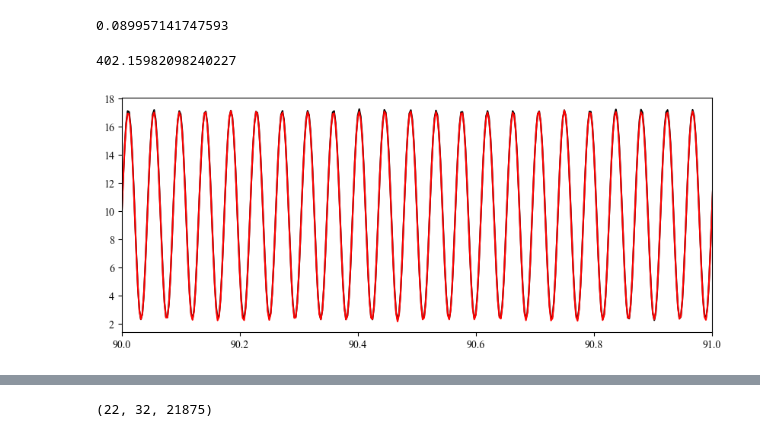
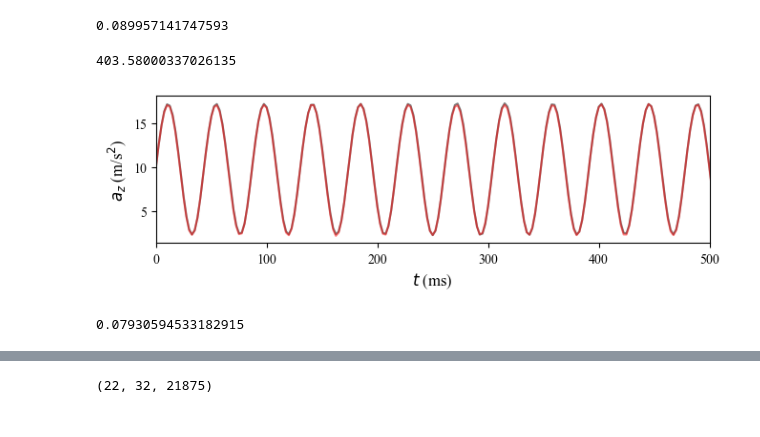
Before and after one commit to Turbotice/icewave, a Jupyter notebook: icewave/phone/Tsync/Sync_phones_170925_phaselocker.ipynb, the cells around one changed output, grey strips where cells are left out. Saved outputs shown, nothing was run; the diff lists cells and outputs as text; code cells hidden in the pictures.

```diff
--- a/icewave/phone/Tsync/Sync_phones_170925_phaselocker.ipynb
+++ b/icewave/phone/Tsync/Sync_phones_170925_phaselocker.ipynb
@@ -173,7 +87,7 @@ ax.plot(t,az,'k')
 for phone in resuls.keys():
     datas[phone]['']
 # %%
-timefolder = '/home/turbots/Documents/phonefleet-main/phonefleet/Phonefleet/Gobannos_Tsync/'
+timefolder = base+'Tsync/'
 filename = timefolder +'tsync_1758122948.txt'
 
 synctable = rw.read_csv(filename,delimiter=',')
@@ -194,7 +108,7 @@ pprint(timetable)
 # %% [output]
 1.009842285872423
 # %%
-fig, ax = plt.subplots(figsize = (15,7))
+fig, ax = plt.subplots(figsize = (8,2))
 
 phoneref = 32
 t0 = datas[phoneref]['t'][0]+timetable[phoneref]
@@ -211,13 +125,19 @@ for phone in datas.keys():
 
     datas[phone]['tinfo']=tr#synchonise time stamps using the mechanical method t=0 corresponds the first data point of #10 phone
 
-    ax.plot(tr,az,color,alpha=0.2)
+    ax.plot((tr-10)*10**3,az,color,alpha=0.3)
 
 #    ax.plot(0,valmax+shift,'kx')
     #ax.set_xlim(33.1,33.2)
-    tt = 48.73
+    #tt = 48.73
+    ax.set_ylim([0,20])
     #ax.set_xlim(48.7,48.85)
     #ax.text(tt,,phone,color=color)
 
-    ax.set_xlim(2,105)
+    #ax.set_xlim(2,105)
+
+    ax.set_xlim([0,500])
+
+figs = graphes.legende('$t$ (ms)','$a_z$ (m/s$^2$)','')
+graphes.save_figs(figs,savedir=savefolder)
 # %% [output]
@@ -294,7 +210,8 @@ ax.set_ylim(-0.02,0.02)
 (-0.02, 0.02)
 [figure]
 # %%
-timefolder = '/home/turbots/Documents/phonefleet-main/phonefleet/Phonefleet/Gobannos_Tsync/'
+timefolder = base+'Tsync/'
+
 
 syncfiles = glob.glob(timefolder+'tsync*.txt')
 filename = syncfiles[-1]
@@ -335,17 +256,6 @@ print(timetable_avg)
 # %%
-fig, ax = plt.subplots(figsize = (15,7))
-
-phoneref = 32
 t0 = datas[phoneref]['t'][0]+timetable_avg[phoneref]
 for phone in datas.keys():
     t = datas[phone]['t']
-    az = datas[phone]['az']
     tr = t+timetable_avg[phone]-t0
-    if phone == 32:
-        color='r'
-    else:
-        color='k'
-
-    datas[phone]['tinfo']=tr#synchonise time stamps using the mechanical method t=0 corresponds the first data point of #10 phone
-    ax.plot(tr,az,color,alpha=0.2)
-    ax.set_xlim(2,105)
+    datas[phone]['tinfo']=tr
@@ -374,18 +282,22 @@ for phone in datas.keys():
 # %% [output]
 0.089957141747593
 # %%
-fig, ax = plt.subplots(figsize = (10,4))
+fig, ax = plt.subplots(figsize = (7.48,2))#double width
 
 #t = datas[32]['ti']
 y1 = datas[32]['azi']
 y2 = datas[33]['azi']
 
-ax.plot(ti,y1,'k')
-ax.plot(ti,y2,'r')
+ax.plot((ti-10)*1000,y1,'k',alpha=0.5)
+ax.plot((ti-10)*1000,y2,'r',alpha=0.5)
 
-ax.set_xlim(90,91)
 
 print(1/np.mean(np.diff(t)))
+
+ax.set_xlim([0,500])
+
+figs = graphes.legende('$t$ (ms)','$a_z$ (m/s$^2$)','')
+graphes.save_figs(figs,savedir=savefolder,prefix='interpolated_',overwrite=True)
 # %% [output]
-402.15982098240227
+403.58000337026135
-[figure, old version]
+[figure, new version]
@@ -392 +315,7 @@ print(1/np.mean(np.diff(t)))
+# %%
+T = 1/23
+print(phi/2/np.pi*1/23*1000)
+Dt = phi/2/np.pi*1/23*1000
+# %% [output]
+0.07930594533182915
 # %%
```
Also changed, not shown: parts of 17 cells of this notebook, 5 other files.
